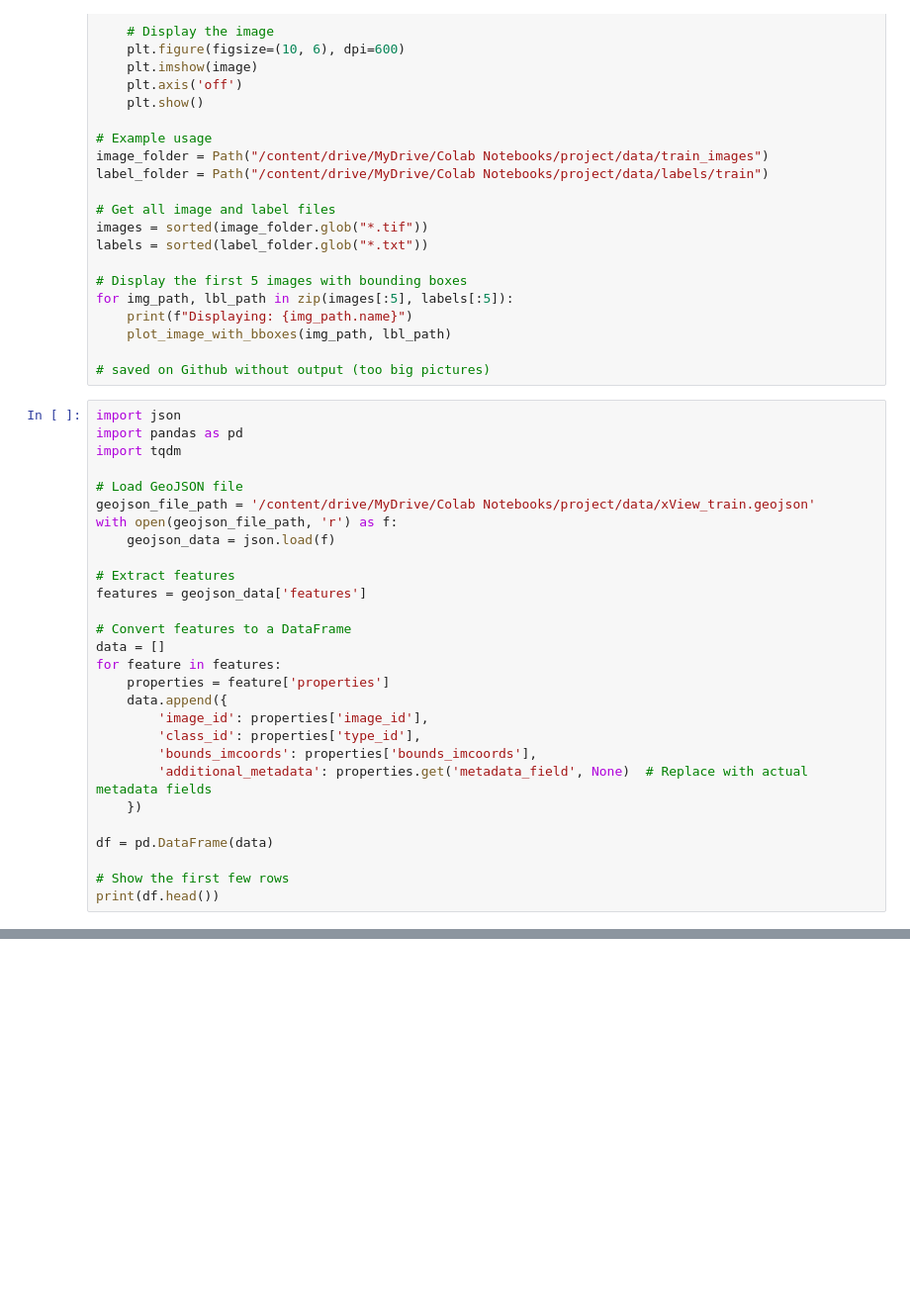
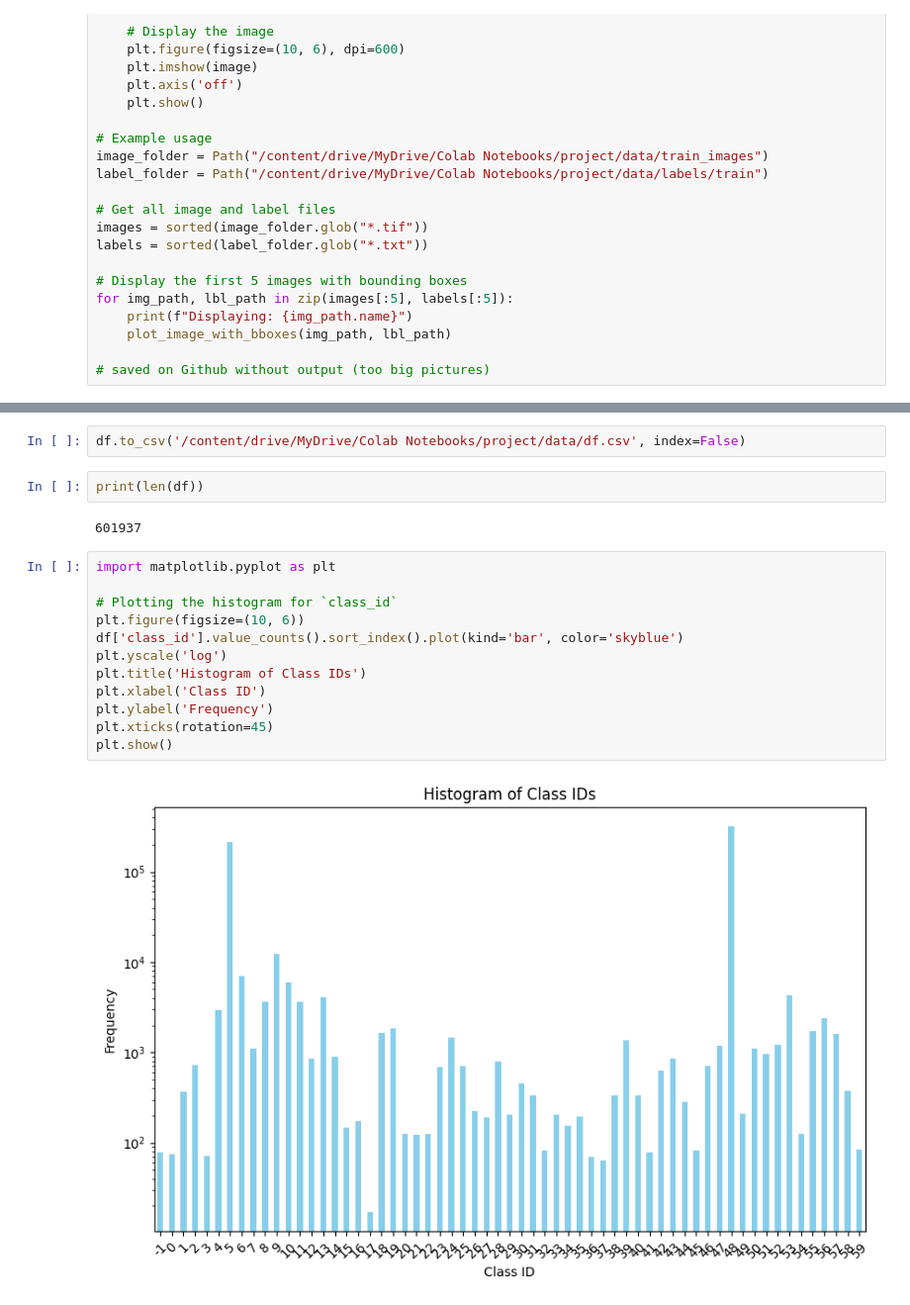
Before and after one commit to HeorhiiY/cv-course, a Jupyter notebook: project/Project_data_check.ipynb, the cells around one changed output, grey strips where cells are left out. Shown: that part at 99% size. Cells and saved outputs as stored; diff of their text form; blank space fills up the shorter version.

Commit message:
plotted histograms

```diff
--- a/project/Project_data_check.ipynb
+++ b/project/Project_data_check.ipynb
@@ -67,31 +69,3 @@ for img_path, lbl_path in zip(images[:5], labels[:5]):
     plot_image_with_bboxes(img_path, lbl_path)
 
 # saved on Github without output (too big pictures)
-# %%
-import json
-import pandas as pd
-import tqdm
-
-# Load GeoJSON file
-geojson_file_path = '/content/drive/MyDrive/Colab Notebooks/project/data/xView_train.geojson'
-with open(geojson_file_path, 'r') as f:
-    geojson_data = json.load(f)
-
-# Extract features
-features = geojson_data['features']
-
-# Convert features to a DataFrame
-data = []
-for feature in features:
-    properties = feature['properties']
-    data.append({
-        'image_id': properties['image_id'],
-        'class_id': properties['type_id'],
-        'bounds_imcoords': properties['bounds_imcoords'],
-        'additional_metadata': properties.get('metadata_field', None)  # Replace with actual metadata fields
-    })
-
-df = pd.DataFrame(data)
-
-# Show the first few rows
-print(df.head())
@@ -97,0 +287,20 @@ print(df.head())
+# %%
+df.to_csv('/content/drive/MyDrive/Colab Notebooks/project/data/df.csv', index=False)
+# %%
+print(len(df))
+# %% [output]
+601937
+# %%
+import matplotlib.pyplot as plt
+
+# Plotting the histogram for `class_id`
+plt.figure(figsize=(10, 6))
+df['class_id'].value_counts().sort_index().plot(kind='bar', color='skyblue')
+plt.yscale('log')
+plt.title('Histogram of Class IDs')
+plt.xlabel('Class ID')
+plt.ylabel('Frequency')
+plt.xticks(rotation=45)
+plt.show()
+# %% [output]
+[figure, added]
```
Also changed, not shown: parts of 4 cells of this notebook.
